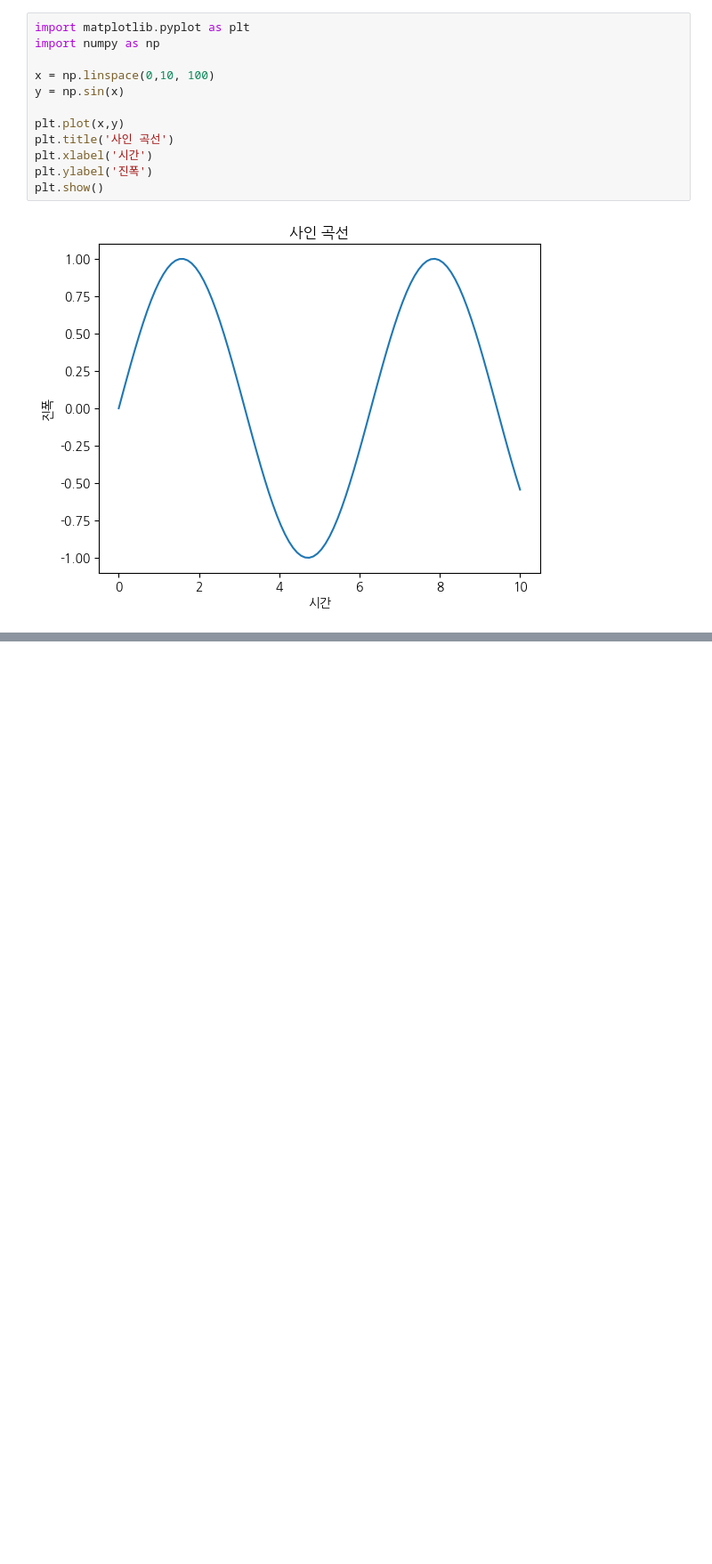
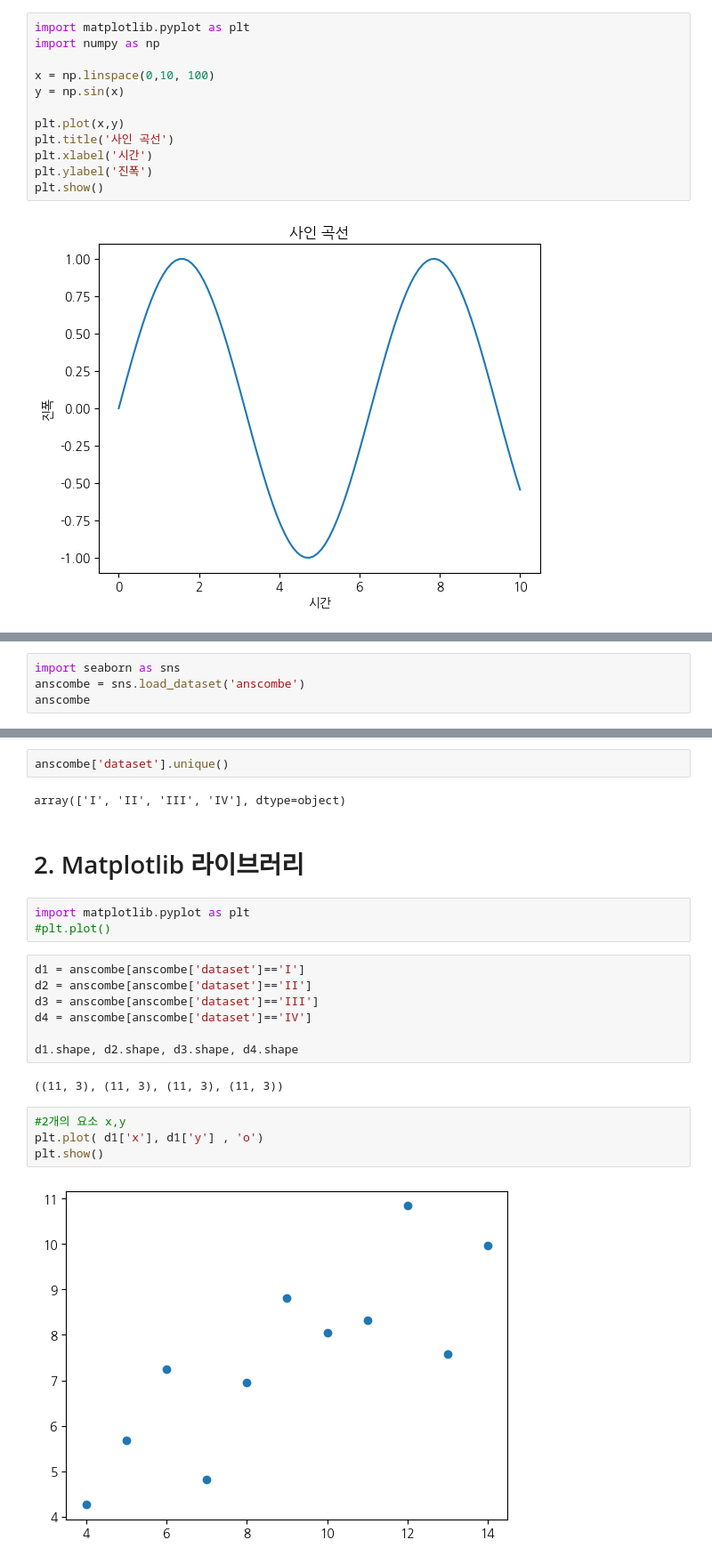
Before and after one commit to yleessam/hello, a Jupyter notebook: 23_데이터시각화.ipynb, the cells around one changed output, grey strips where cells are left out. Shown at 89% size. Saved outputs shown, nothing was run; the diff lists cells and outputs as text; blank space fills up the shorter version.

```diff
--- a/23_데이터시각화.ipynb
+++ b/23_데이터시각화.ipynb
@@ -49,0 +54,4 @@ plt.show()
+# %%
+import seaborn as sns
+anscombe = sns.load_dataset('anscombe')
+anscombe
@@ -49,0 +76,24 @@ plt.show()
+# %%
+anscombe['dataset'].unique()
+# %% [output]
+array(['I', 'II', 'III', 'IV'], dtype=object)
+# %% [markdown]
+# 2. Matplotlib 라이브러리
+# %%
+import matplotlib.pyplot as plt
+#plt.plot()
+# %%
+d1 = anscombe[anscombe['dataset']=='I']
+d2 = anscombe[anscombe['dataset']=='II']
+d3 = anscombe[anscombe['dataset']=='III']
+d4 = anscombe[anscombe['dataset']=='IV']
+
+d1.shape, d2.shape, d3.shape, d4.shape
+# %% [output]
+((11, 3), (11, 3), (11, 3), (11, 3))
+# %%
+#2개의 요소 x,y
+plt.plot( d1['x'], d1['y'] , 'o')
+plt.show()
+# %% [output]
+[figure, added]
```
Also changed, not shown: parts of 42 cells of this notebook.
